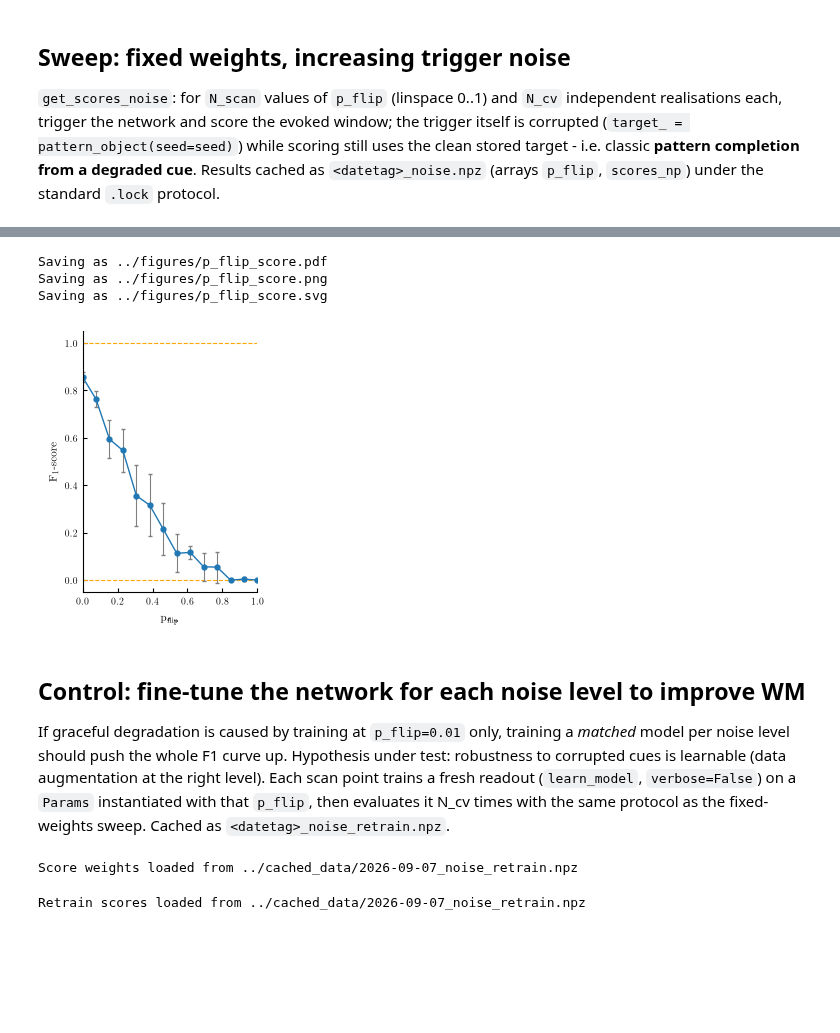
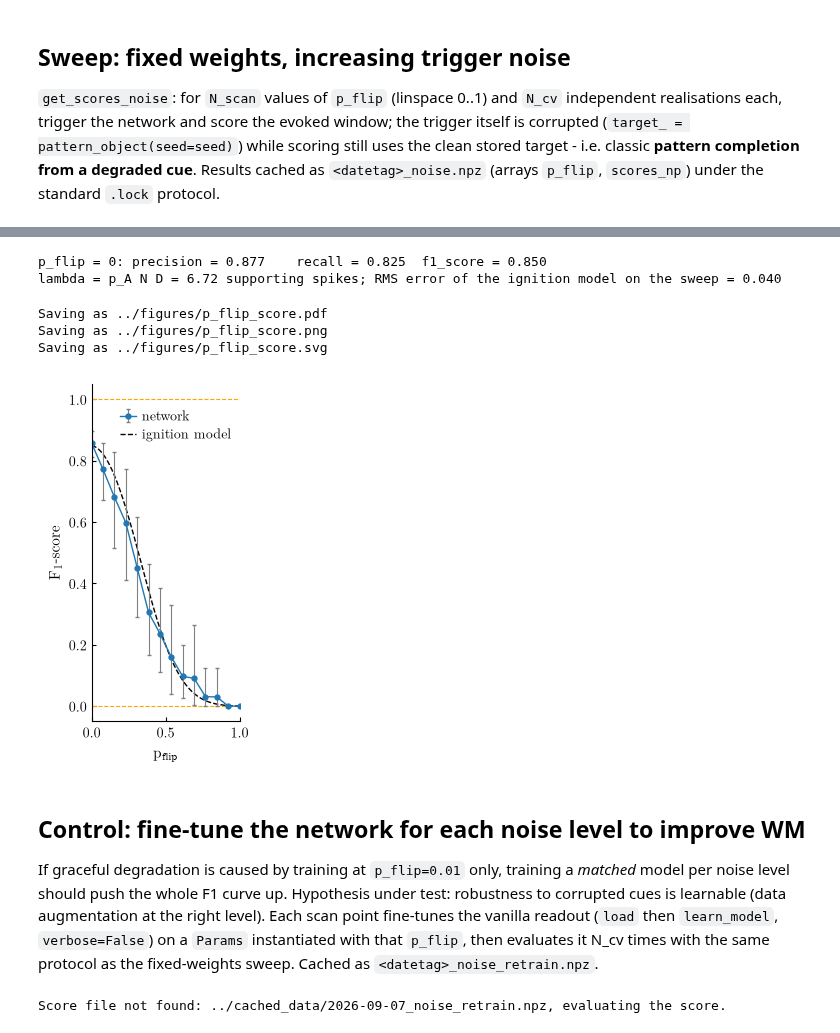
Before and after one commit to SpikeAI/MNESIS, a Jupyter notebook: src/14_MNESIS_testing-noise.ipynb, the cells around one changed output, grey strips where cells are left out. Cells and saved outputs as stored; diff of their text form; code cells hidden in the pictures; blank space fills up the shorter version.

```diff
--- a/src/14_MNESIS_testing-noise.ipynb
+++ b/src/14_MNESIS_testing-noise.ipynb
@@ -85,9 +86,10 @@ target, blue `+` evoked response; dashed verticals at `N_pretime` and `N_pretime
 # %%
 with torch.no_grad():
    hd.pattern_object.opt.p_flip = .18
-   target = hd.pattern_object()
+   target = hd.pattern_object.frozen_target # noise-free reference, scored against
+   cue = hd.pattern_object(seed=hd.opt.seed) # seeded noisy realisation, provides the trigger
    target_full = torch.nn.functional.pad(target, (opt.N_pretime, opt.N_pretime))
-   input_spikes = hd.get_input_spikes(target=target)
+   input_spikes = hd.get_input_spikes(target=cue, seed=hd.opt.seed)
    _, _, spikes = hd.forward_pass(input_spikes)
    spikes_evoked = spikes[:, :, (hd.opt.N_pretime+hd.opt.num_delay):(hd.opt.N_time+hd.opt.N_pretime)]
    target_evoked = target[:, :, hd.opt.num_delay:]
@@ -188,2 +241,25 @@ p_flip, scores_np = data['p_flip'], data['scores_np']
+# %%
+# Noise-free precision and recall of the replay (first repetition of the sweep protocol at
+# p_flip = 0, same seed): the only measured inputs of the ignition model.
+
+with torch.no_grad():
+    hd.pattern_object.opt.p_flip = 0.
+    target_ = hd.pattern_object(seed=hd.opt.seed)
+    _, _, spikes = hd.forward_pass(hd.get_input_spikes(target=target_, seed=hd.opt.seed))
+    spikes_evoked = spikes[:, :, (hd.opt.N_pretime+hd.opt.num_delay):(hd.opt.N_time+hd.opt.N_pretime)]
+    target_evoked = hd.pattern_object.frozen_target[:, :, hd.opt.num_delay:]
+    precision_0, recall_0, f1_score_0 = [score.item() for score in get_scores(spikes_evoked, target_evoked)]
+print(f'p_flip = 0: precision = {precision_0:.3f}\t recall = {recall_0:.3f}\t f1_score = {f1_score_0:.3f}')
+
+theory_dict = dict(p_A=opt.p_A, N_neuron=opt.N_neuron, num_delay=opt.num_delay,
+                   lif_threshold=opt.lif_threshold, precision_0=precision_0, recall_0=recall_0)
+p_flip_theory = np.linspace(0, 1, 201)
+f1_ignition_theory = get_f1_ignition(p_flip_theory, **theory_dict)
+rmse = np.sqrt(np.mean((get_f1_ignition(p_flip, **theory_dict) - scores_np.mean(axis=1))**2))
+print(f'lambda = p_A N D = {opt.p_A * opt.N_neuron * opt.num_delay:.2f} supporting spikes; '
+      f'RMS error of the ignition model on the sweep = {rmse:.3f}')
+# %% [output]
+p_flip = 0: precision = 0.877    recall = 0.825  f1_score = 0.850
+lambda = p_A N D = 6.72 supporting spikes; RMS error of the ignition model on the sweep = 0.040
 # %%
 # Layout constants for the scan figures (spine styling).
@@ -191,37 +266,42 @@ p_flip, scores_np = data['p_flip'], data['scores_np']
 subplotpars_scan = SubplotParams(left=0.125, right=.95, bottom=0.25, top=.975)
 # %%
-# $F_1$ as a function of the bit-flipping probability $p_\mathrm{flip}$: mean and 5%-95% quantiles of a beta fit over N_cv realisations.
+# $F_1$ as a function of the bit-flipping probability $p_\mathrm{flip}$: mean and 5%-95% quantiles of a beta fit over N_cv realisations,
+# against the F1 expected from the ignition model (dashed).
 
 if not lock_filename.exists():
     fig, ax = plt.subplots()
     ax.hlines([0, 1], p_flip[0], p_flip[-1], 'orange', ls='--', lw=0.8)
+    ax.plot(p_flip_theory, f1_ignition_theory, color='k', ls='--', label='ignition model')
     mean, yerr = get_beta_errorbar(scores_np)
     ax.errorbar(p_flip, mean, yerr=yerr, fmt='o',
                 color='tab:blue', ecolor='0.5', elinewidth=0.8, capsize=1.5,
-                markersize=3.5, linestyle='solid', linewidth=1.0)
+                markersize=3.5, linestyle='solid', linewidth=1.0, label='MNESIS')
     ax.set_xlabel(r"$p_\mathrm{flip}$")
     ax.set_ylabel(r"$F_1$-score")
     ax.set_xlim(p_flip[0], p_flip[-1])
     ax.set_ylim(-0.05, 1.05)
+    handles, labels = ax.get_legend_handles_labels()
+    ax.legend(handles[::-1], labels[::-1], loc='upper right', bbox_to_anchor=(1., .95), # network first, below the F1 = 1 line
+              handlelength=1.2, handletextpad=0.4, borderaxespad=0.2, labelspacing=0.3)
 
     printfig(fig, 'p_flip_score', fig_width=opt.fig_width/3, fig_height=opt.fig_height, figpath=figpath)
 # %% [output]
 Saving as ../figures/p_flip_score.pdf
 Saving as ../figures/p_flip_score.png
 Saving as ../figures/p_flip_score.svg
-[figure, old version]
+[figure, new version]
 # %% [markdown]
 ## Control: fine-tune the network for each noise level to improve WM
 
 If graceful degradation is caused by training at `p_flip=0.01` only, training a *matched*
 model per noise level should push the whole F1 curve up. Hypothesis under test:
 robustness to corrupted cues is learnable (data augmentation at the right level).
-Each scan point trains a fresh readout (`learn_model`, `verbose=False`) on a `Params`
-instantiated with that `p_flip`, then evaluates it N_cv times with the same protocol as
+Each scan point fine-tunes the vanilla readout (`load` then `learn_model`, `verbose=False`)
+on a `Params` instantiated with that `p_flip`, then evaluates it N_cv times with the same protocol as
 the fixed-weights sweep. Cached as `<datetag>_noise_retrain.npz`.
 # %%
-# Control condition: one freshly trained model per p_flip (learning hoisted out of the
-# CV loop, with local variables so the global hd/opt/model_filename are left untouched),
+# Control condition: one model per p_flip, fine-tuned from the vanilla checkpoint by
+# learn_model at that noise level (learning hoisted out of the CV loop, with local variables so the global hd/opt/model_filename are left untouched),
 # then evaluated N_cv times under the same seeded protocol and the same frozen-target
 # reference as the fixed-weights sweep. Incremental save with an n_done sentinel.
 
@@ -229,12 +309,13 @@ def get_scores_retrain_noise(N_scan=opt.N_scan, N_cv=opt.N_cv):
     p_flip = np.linspace(0., 1., N_scan, endpoint=True)
     scores_np = np.zeros((N_scan, N_cv))
     i_start = 0
-    seed = opt.seed + opt.N_cv * i_start # base seed, incremented per repetition (nb 20 convention)
     if npy_filename.exists(): # resume: each scan point re-seeds itself (Params.__post_init__),
         data = np.load(npy_filename) # so cached rows are valid; continue after n_done
         if data['scores_retrain_np'].shape == (N_scan, N_cv):
             scores_np = data['scores_retrain_np']
             i_start = int(data['n_done']) if 'n_done' in data else N_scan
+    # base seed of the first scan point left to compute, incremented per repetition (nb 20 convention)
+    seed = opt.seed + opt.N_cv * i_start
     for i_scan in trange(i_start, N_scan):
         ##################
         opt_local = Params(p_flip=p_flip[i_scan])
@@ -246,9 +327,8 @@ def get_scores_retrain_noise(N_scan=opt.N_scan, N_cv=opt.N_cv):
         target_evoked = hd_local.pattern_object.frozen_target[:, :, hd_local.opt.num_delay:]
         for i_cv in range(N_cv):
             with torch.no_grad():
-                torch.manual_seed(seed)
                 target_ = hd_local.pattern_object(seed=seed)
-                input_spikes = hd_local.get_input_spikes(target=target_)
+                input_spikes = hd_local.get_input_spikes(target=target_, seed=seed)
                 _, _, spikes = hd_local.forward_pass(input_spikes)
                 spikes_evoked = spikes[:, :, (hd_local.opt.N_pretime+hd_local.opt.num_delay):(hd_local.opt.N_time+hd_local.opt.N_pretime)]
 
@@ -284,7 +364,7 @@ except (FileNotFoundError, ValueError):
     else:
         print(f"Score file is locked: {lock_filename}, passing.")
 # %% [output]
-Score weights loaded from ../cached_data/2026-09-07_noise_retrain.npz
+Score file not found: ../cached_data/2026-09-07_noise_retrain.npz, evaluating the score.
 # %%
 # Reload the retrain control (robust to the scan cell having taken the locked branch).
 
@@ -295,6 +375,4 @@ try:
 except FileNotFoundError:
     p_flip_retrain, scores_retrain_np = None, None
     print(f"Retrain score file not available yet: {npy_filename} (locked or not computed).")
-# %% [output]
-Retrain scores loaded from ../cached_data/2026-09-07_noise_retrain.npz
 # %%
```
Also changed, not shown: parts of 12 cells of this notebook, 2 other files.
